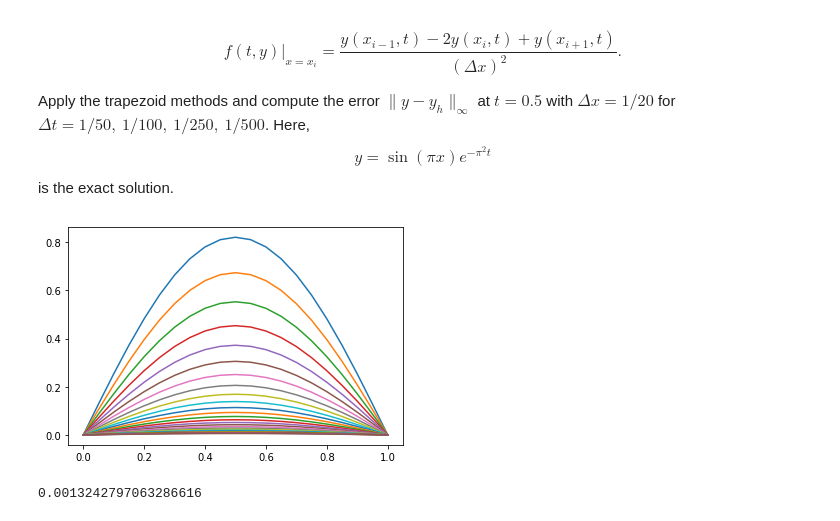
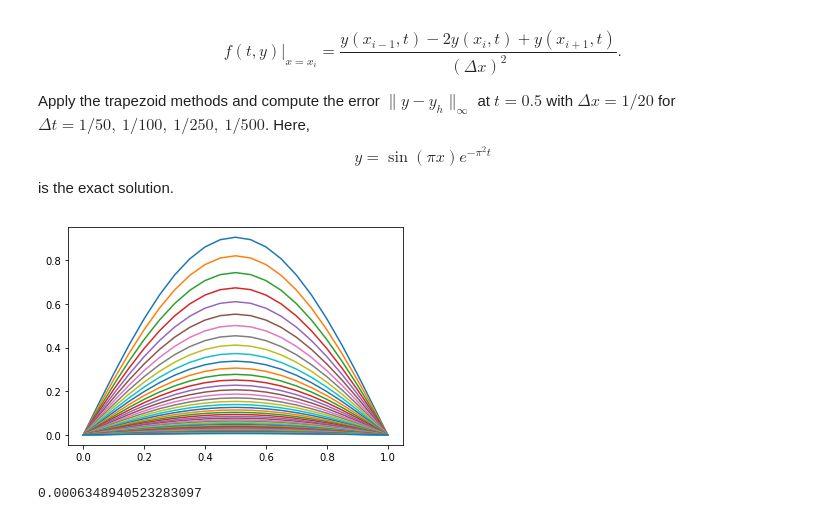
Before and after one commit to dw-shin/NA_notes, a Jupyter notebook: chapter6/NA_ch6.ipynb, the cells around one changed output. Saved outputs shown, nothing was run; the diff lists cells and outputs as text; code cells hidden in the pictures.

```diff
--- a/chapter6/NA_ch6.ipynb
+++ b/chapter6/NA_ch6.ipynb
@@ -1613,7 +1615,7 @@ import numpy as np
 import matplotlib.pyplot as plt
 
 h = 1/20;     # delta x
-k = 1/50;    # delta t
+k = 1/100;    # delta t
 r = k/h**2;    # r = (delta t)/(delta x)^2
 x = np.arange(0,1+h,h)
 t = np.arange(0,0.5+k,k)
@@ -1633,36 +1635,36 @@ YY = np.zeros(n1);   # exact solution vector
 
 A[0,0] = -2*r
 A[0,1] = r
 
 A[m-1,m-1] = -2*r;
 A[m-1,m-2] = r;
 
 for i in range(1,m-1):
     A[i,i] = -2*r
     A[i,i+1] = r
     A[i,i-1] = r;
 
 
 for i in range(0,m):
     Y0[i] = y(xx[i])
 
 for i in range(0,n1):
     YY[i] = exact_sol(x[i])
 
 LHS = iden - 1/2*A
 RHS = iden + 1/2*A
 for iter in range(0,n2):
     B = RHS.dot(Y0);
     Y1 = np.linalg.solve(LHS, B)
     Y0 = Y1.copy();
     U=np.append(np.append([0],Y1),[0])
     plt.plot(x,U)
 
 plt.show()
 # %% [output]
-[figure, old version]
+[figure, new version]
 # %%
 error = max(abs(YY-U))
 print(error)
 # %% [output]
-0.0013242797063286616
+0.0006348940523283097
```
Also changed, not shown: parts of 1 cell of this notebook.
